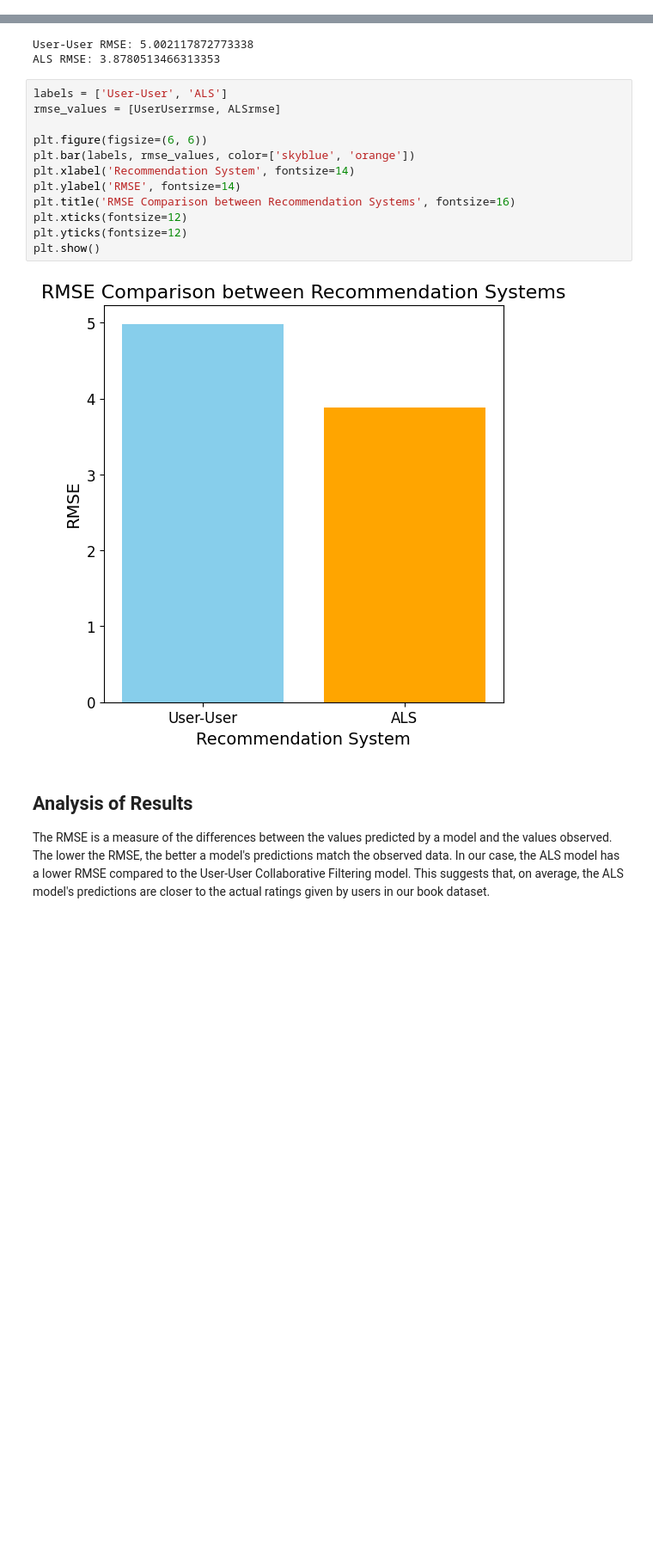
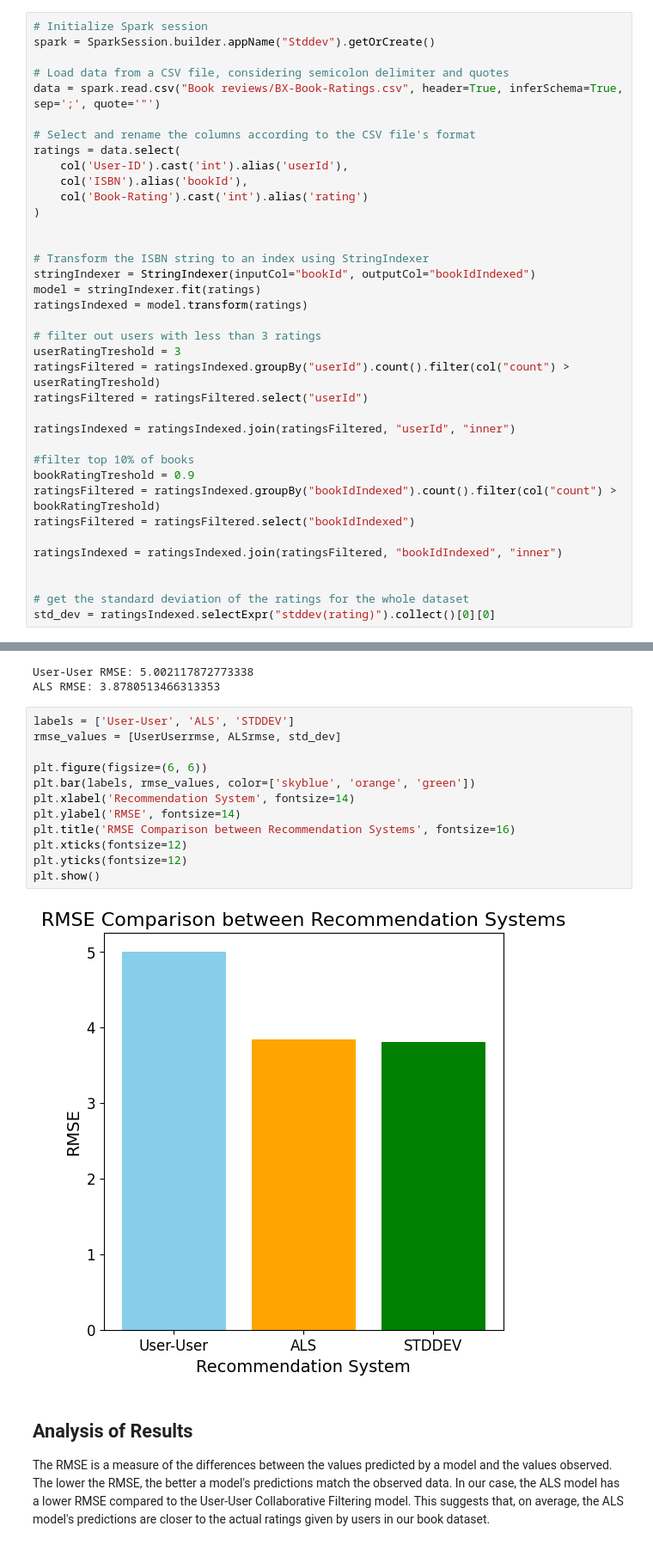
Before and after one commit to nazliensafi/BigDataProject, a Jupyter notebook: BookRecommender.ipynb, the cells around one changed output, grey strips where cells are left out. Shown at 86% size. Saved outputs shown, nothing was run; the diff lists cells and outputs as text; blank space fills up the shorter version.

Commit message:
Add Stddev
-  make all model use the same filtered data

```diff
--- a/BookRecommender.ipynb
+++ b/BookRecommender.ipynb
@@ -418,0 +398,37 @@ print(UserUserrmse)
+# %%
+# Initialize Spark session
+spark = SparkSession.builder.appName("Stddev").getOrCreate()
+
+# Load data from a CSV file, considering semicolon delimiter and quotes
+data = spark.read.csv("Book reviews/BX-Book-Ratings.csv", header=True, inferSchema=True, sep=';', quote='"')
+
+# Select and rename the columns according to the CSV file's format
+ratings = data.select(
+    col('User-ID').cast('int').alias('userId'),
+    col('ISBN').alias('bookId'),
+    col('Book-Rating').cast('int').alias('rating')
+)
+
+
+# Transform the ISBN string to an index using StringIndexer
+stringIndexer = StringIndexer(inputCol="bookId", outputCol="bookIdIndexed")
+model = stringIndexer.fit(ratings)
+ratingsIndexed = model.transform(ratings)
+
+# filter out users with less than 3 ratings
+userRatingTreshold = 3
+ratingsFiltered = ratingsIndexed.groupBy("userId").count().filter(col("count") > userRatingTreshold)
+ratingsFiltered = ratingsFiltered.select("userId")
+
+ratingsIndexed = ratingsIndexed.join(ratingsFiltered, "userId", "inner")
+
+#filter top 10% of books
+bookRatingTreshold = 0.9
+ratingsFiltered = ratingsIndexed.groupBy("bookIdIndexed").count().filter(col("count") > bookRatingTreshold)
+ratingsFiltered = ratingsFiltered.select("bookIdIndexed")
+
+ratingsIndexed = ratingsIndexed.join(ratingsFiltered, "bookIdIndexed", "inner")
+
+
+# get the standard deviation of the ratings for the whole dataset
+std_dev = ratingsIndexed.selectExpr("stddev(rating)").collect()[0][0]
@@ -446,19 +467,19 @@ print(f"ALS RMSE: 3.8780513466313353")
 User-User RMSE: 5.002117872773338
 ALS RMSE: 3.8780513466313353
 # %%
-labels = ['User-User', 'ALS']
-rmse_values = [UserUserrmse, ALSrmse]
+labels = ['User-User', 'ALS', 'STDDEV']
+rmse_values = [UserUserrmse, ALSrmse, std_dev]
 
 plt.figure(figsize=(6, 6))
-plt.bar(labels, rmse_values, color=['skyblue', 'orange'])
+plt.bar(labels, rmse_values, color=['skyblue', 'orange', 'green'])
 plt.xlabel('Recommendation System', fontsize=14)
 plt.ylabel('RMSE', fontsize=14)
 plt.title('RMSE Comparison between Recommendation Systems', fontsize=16)
 plt.xticks(fontsize=12)
 plt.yticks(fontsize=12)
 plt.show()
 # %% [output]
-[figure, old version]
+[figure, new version]
 # %% [markdown]
 ## Analysis of Results
 
```
Also changed, not shown: parts of 7 cells of this notebook.
